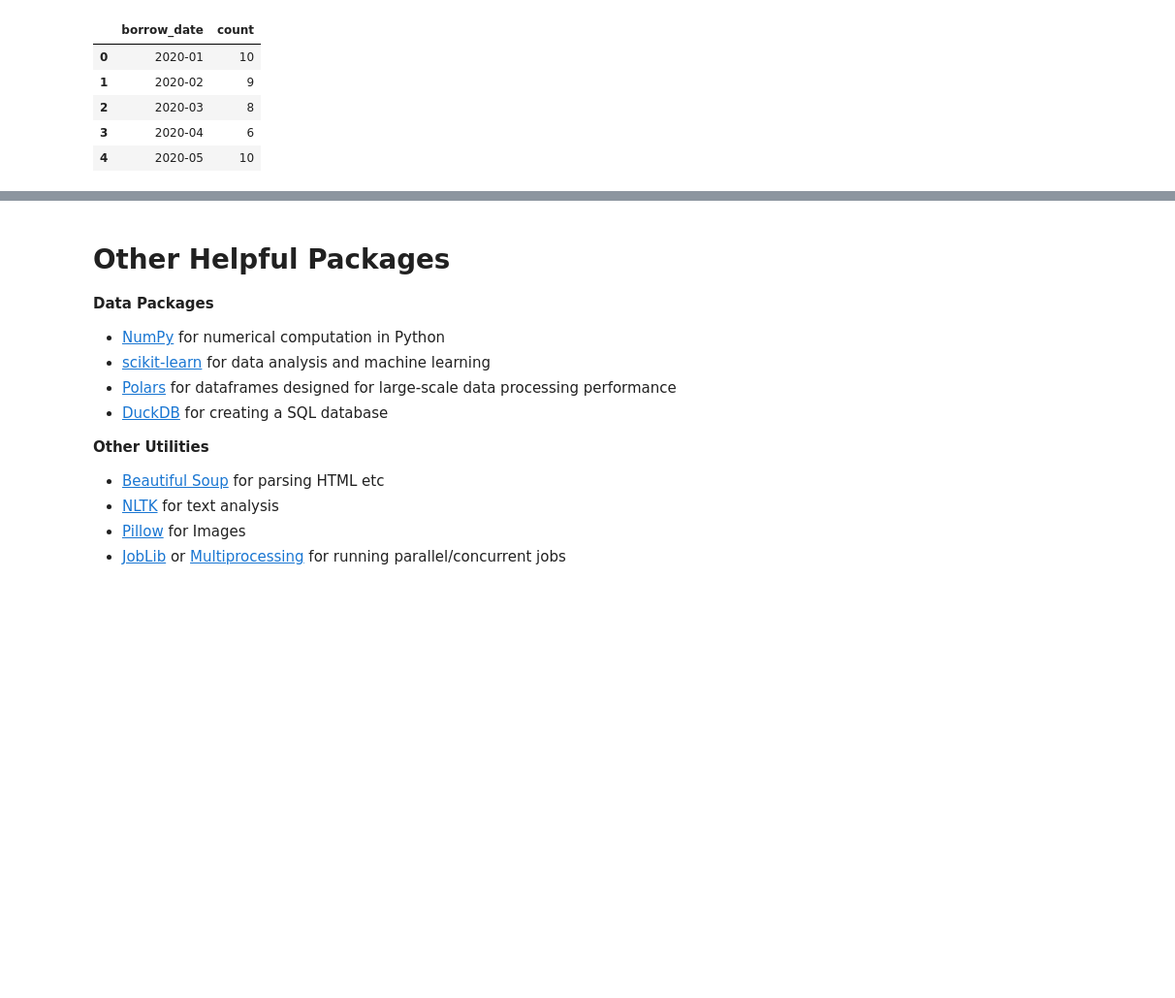
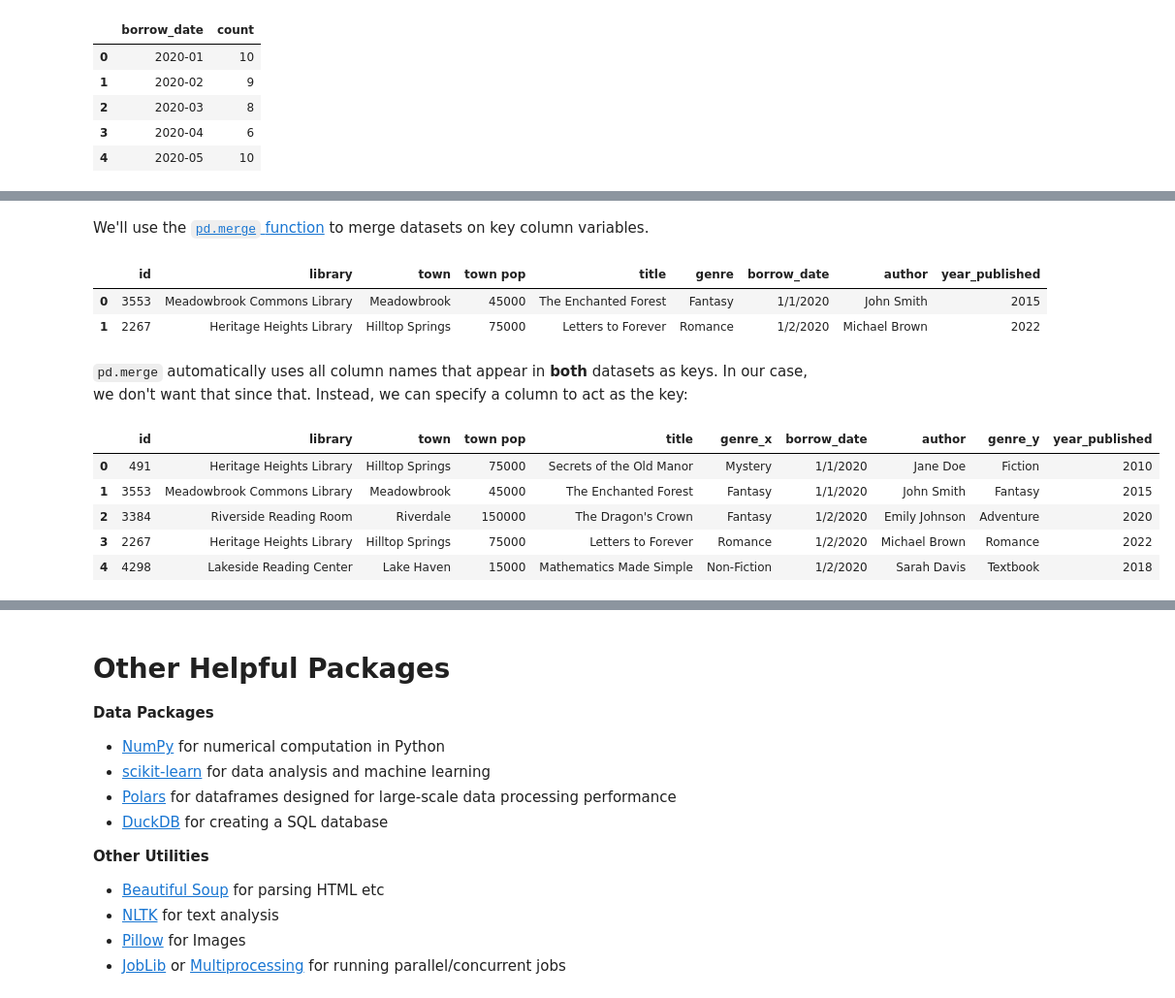
Before and after one commit to UNC-Libraries-data/Python, a Jupyter notebook: Data/Data.ipynb, the cells around one changed output, grey strips where cells are left out. Shown at 97% size. Drawn from its saved outputs; the diff is of its cells as text; code cells hidden in the pictures; blank space fills up the shorter version.

```diff
--- a/Data/Data.ipynb
+++ b/Data/Data.ipynb
@@ -728,0 +834,8 @@ show(p)
+# %%
+book_catalog = pd.DataFrame({
+    "title": ["Secrets of the Old Manor", "The Enchanted Forest", "The Dragon's Crown", "Letters to Forever", "Mathematics Made Simple"],
+    "author": ["Jane Doe", "John Smith", "Emily Johnson", "Michael Brown", "Sarah Davis"],
+    "genre": ["Fiction", "Fantasy", "Adventure", "Romance", "Textbook"],
+    "year_published": [2010, 2015, 2020, 2022, 2018]
+})
+book_catalog
@@ -728,0 +858,20 @@ show(p)
+# %% [markdown]
+We'll use the [`pd.merge` function](https://pandas.pydata.org/docs/reference/api/pandas.merge.html) to merge datasets on key column variables.
+# %%
+pd.merge(jan_borrows,book_catalog)
+# %% [output]
+|  | id | library | town | town pop | title | genre | borrow_date | author | year_published |
+| 0 | 3553 | Meadowbrook Commons Library | Meadowbrook | 45000 | The Enchanted Forest | Fantasy | 1/1/2020 | John Smith | 2015 |
+| 1 | 2267 | Heritage Heights Library | Hilltop Springs | 75000 | Letters to Forever | Romance | 1/2/2020 | Michael Brown | 2022 |
+# %% [markdown]
+`pd.merge` automatically uses all column names that appear in **both** datasets as keys. In our case, we don't want that since that. Instead, we can specify a column to act as the key:
+# %%
+#pd.merge(b0,b1, on = "name")
+pd.merge(jan_borrows, book_catalog, left_on = "title", right_on = "title")
+# %% [output]
+|  | id | library | town | town pop | title | genre_x | borrow_date | author | genre_y | year_published |
+| 0 | 491 | Heritage Heights Library | Hilltop Springs | 75000 | Secrets of the Old Manor | Mystery | 1/1/2020 | Jane Doe | Fiction | 2010 |
+| 1 | 3553 | Meadowbrook Commons Library | Meadowbrook | 45000 | The Enchanted Forest | Fantasy | 1/1/2020 | John Smith | Fantasy | 2015 |
+| 2 | 3384 | Riverside Reading Room | Riverdale | 150000 | The Dragon's Crown | Fantasy | 1/2/2020 | Emily Johnson | Adventure | 2020 |
+| 3 | 2267 | Heritage Heights Library | Hilltop Springs | 75000 | Letters to Forever | Romance | 1/2/2020 | Michael Brown | Romance | 2022 |
+| 4 | 4298 | Lakeside Reading Center | Lake Haven | 15000 | Mathematics Made Simple | Non-Fiction | 1/2/2020 | Sarah Davis | Textbook | 2018 |
```
Also changed, not shown: parts of 62 cells of this notebook, 1 other file.
